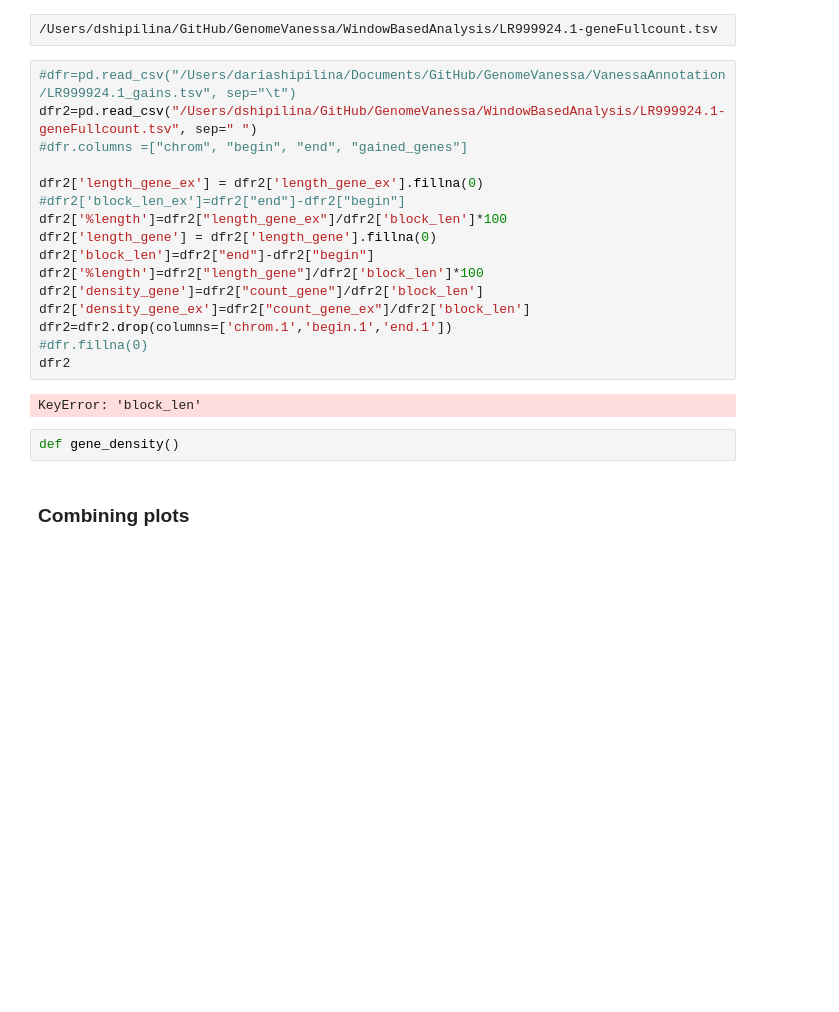
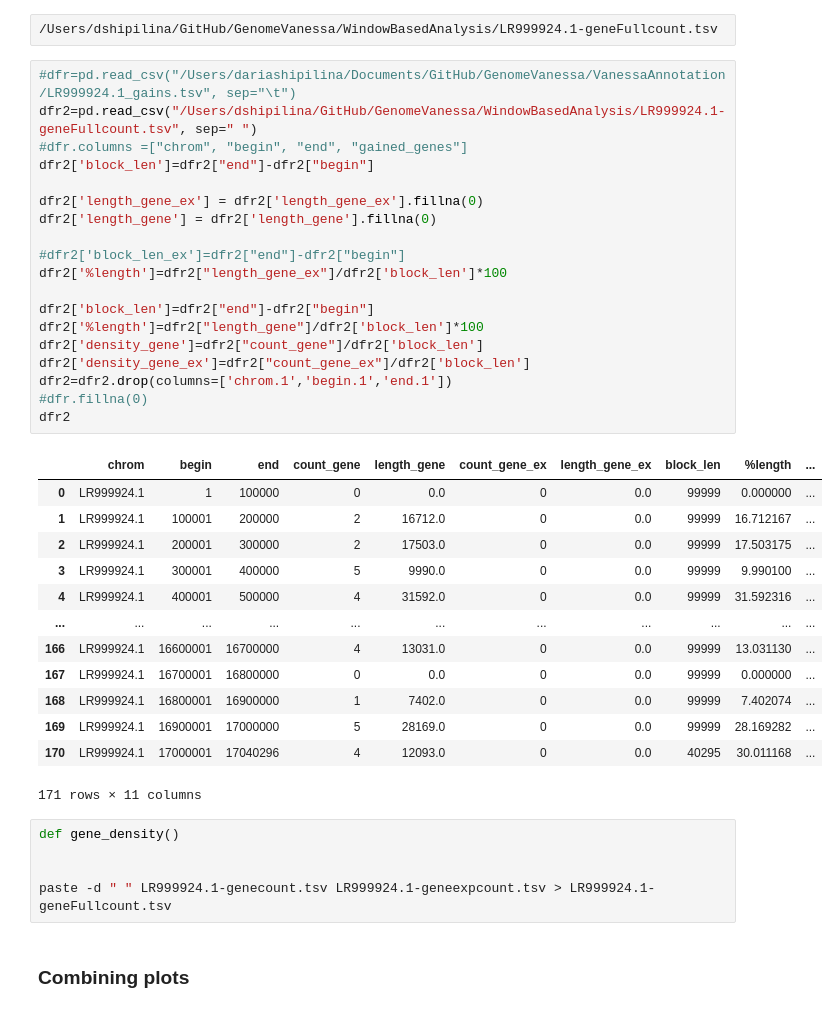
Before and after one commit to DaSh-bash/GenomeVanessa, a Jupyter notebook: Figures/VanessaGenomeFigures.ipynb, the cells around one changed output. Drawn from its saved outputs; the diff is of its cells as text; blank space fills up the shorter version.

```diff
--- a/Figures/VanessaGenomeFigures.ipynb
+++ b/Figures/VanessaGenomeFigures.ipynb
@@ -669,23 +669,41 @@ Text(0, 0.5, 'N genes')
 # %%
 #dfr=pd.read_csv("/Users/dariashipilina/Documents/GitHub/GenomeVanessa/VanessaAnnotation/LR999924.1_gains.tsv", sep="\t")
 dfr2=pd.read_csv("/Users/dshipilina/GitHub/GenomeVanessa/WindowBasedAnalysis/LR999924.1-geneFullcount.tsv", sep=" ")
 #dfr.columns =["chrom", "begin", "end", "gained_genes"]
+dfr2['block_len']=dfr2["end"]-dfr2["begin"]
 
 dfr2['length_gene_ex'] = dfr2['length_gene_ex'].fillna(0)
+dfr2['length_gene'] = dfr2['length_gene'].fillna(0)
+
 #dfr2['block_len_ex']=dfr2["end"]-dfr2["begin"]
 dfr2['%length']=dfr2["length_gene_ex"]/dfr2['block_len']*100
-dfr2['length_gene'] = dfr2['length_gene'].fillna(0)
+
 dfr2['block_len']=dfr2["end"]-dfr2["begin"]
 dfr2['%length']=dfr2["length_gene"]/dfr2['block_len']*100
 dfr2['density_gene']=dfr2["count_gene"]/dfr2['block_len']
 dfr2['density_gene_ex']=dfr2["count_gene_ex"]/dfr2['block_len']
 dfr2=dfr2.drop(columns=['chrom.1','begin.1','end.1'])
 #dfr.fillna(0)
 dfr2
 # %% [output]
+|  | chrom | begin | end | count_gene | length_gene | count_gene_ex | length_gene_ex | block_len | %length | ... |
+| 0 | LR999924.1 | 1 | 100000 | 0 | 0.0 | 0 | 0.0 | 99999 | 0.000000 | ... |
+| 1 | LR999924.1 | 100001 | 200000 | 2 | 16712.0 | 0 | 0.0 | 99999 | 16.712167 | ... |
+| 2 | LR999924.1 | 200001 | 300000 | 2 | 17503.0 | 0 | 0.0 | 99999 | 17.503175 | ... |
+| 3 | LR999924.1 | 300001 | 400000 | 5 | 9990.0 | 0 | 0.0 | 99999 | 9.990100 | ... |
+| 4 | LR999924.1 | 400001 | 500000 | 4 | 31592.0 | 0 | 0.0 | 99999 | 31.592316 | ... |
+| ... | ... | ... | ... | ... | ... | ... | ... | ... | ... | ... |
+| 166 | LR999924.1 | 16600001 | 16700000 | 4 | 13031.0 | 0 | 0.0 | 99999 | 13.031130 | ... |
+| 167 | LR999924.1 | 16700001 | 16800000 | 0 | 0.0 | 0 | 0.0 | 99999 | 0.000000 | ... |
+| 168 | LR999924.1 | 16800001 | 16900000 | 1 | 7402.0 | 0 | 0.0 | 99999 | 7.402074 | ... |
+| 169 | LR999924.1 | 16900001 | 17000000 | 5 | 28169.0 | 0 | 0.0 | 99999 | 28.169282 | ... |
+| 170 | LR999924.1 | 17000001 | 17040296 | 4 | 12093.0 | 0 | 0.0 | 40295 | 30.011168 | ... |
-KeyError: 'block_len'
+171 rows × 11 columns
-# %%
-def gene_density()
+# %%
+def gene_density()
+
+
+paste -d " " LR999924.1-genecount.tsv LR999924.1-geneexpcount.tsv > LR999924.1-geneFullcount.tsv
 # %% [markdown]
 ### Combining plots
 # %%
```
